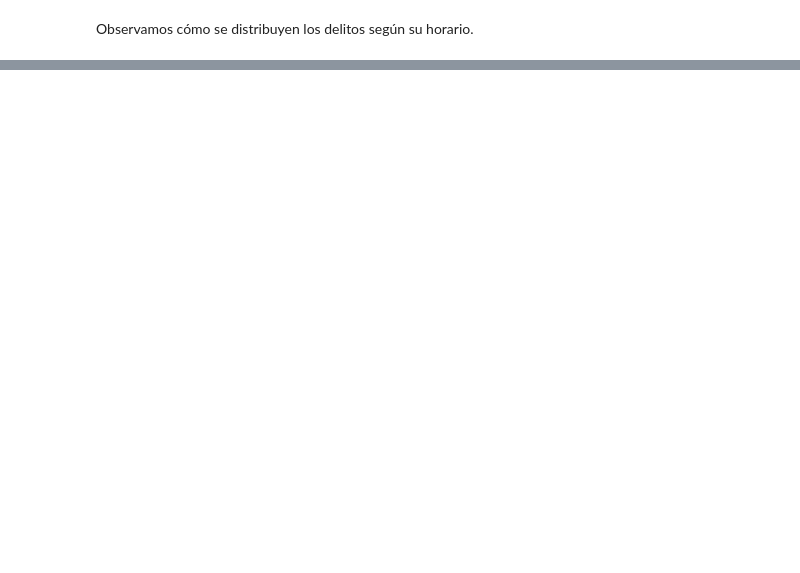
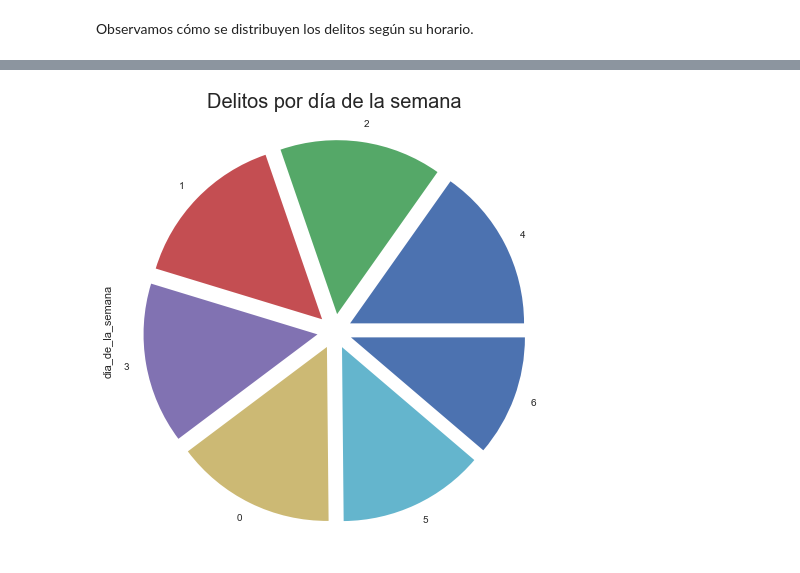
Before and after one commit to virsammartino/proyectoinseguridad, a Jupyter notebook: MAIN.ipynb, the cells around one changed output, grey strips where cells are left out. Drawn from its saved outputs; the diff is of its cells as text; code cells hidden in the pictures; blank space fills up the shorter version.

```diff
--- a/MAIN.ipynb
+++ b/MAIN.ipynb
@@ -741,0 +789,13 @@ plt.show()
+# %%
+
+plt.style.use('seaborn')
+
+
+delitos_D['dia_de_la_semana'].value_counts().head(15).plot.pie(figsize = (15, 8), explode = (0.1, 0.1, 0.1, 0.1, 0.1, 0.1, 0.1))
+
+plt.title('Delitos por día de la semana',fontsize = 20)
+
+plt.xticks(rotation = 90)
+plt.show()
+# %% [output]
+[figure, added]
```
Also changed, not shown: parts of 32 cells of this notebook.
